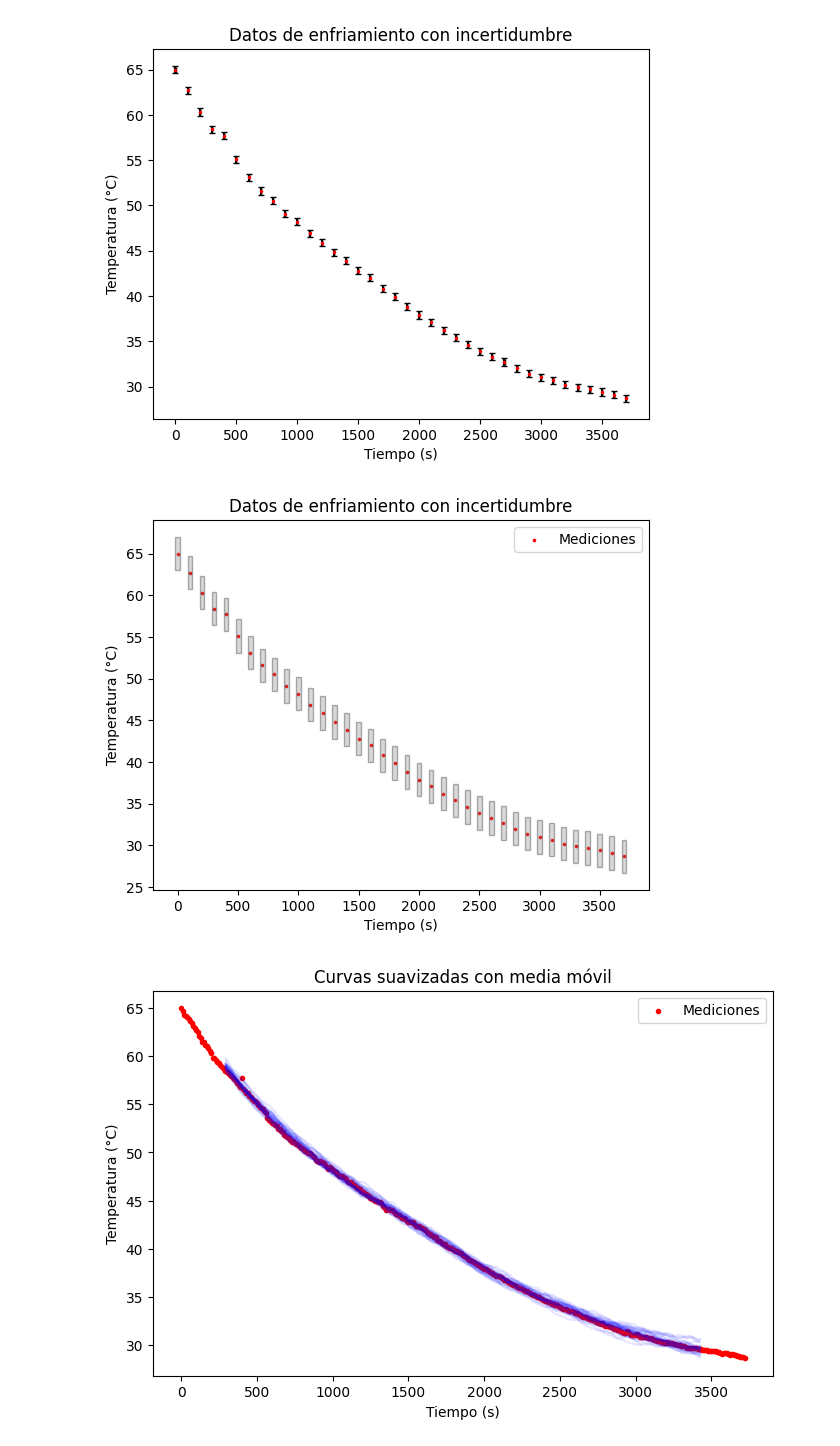
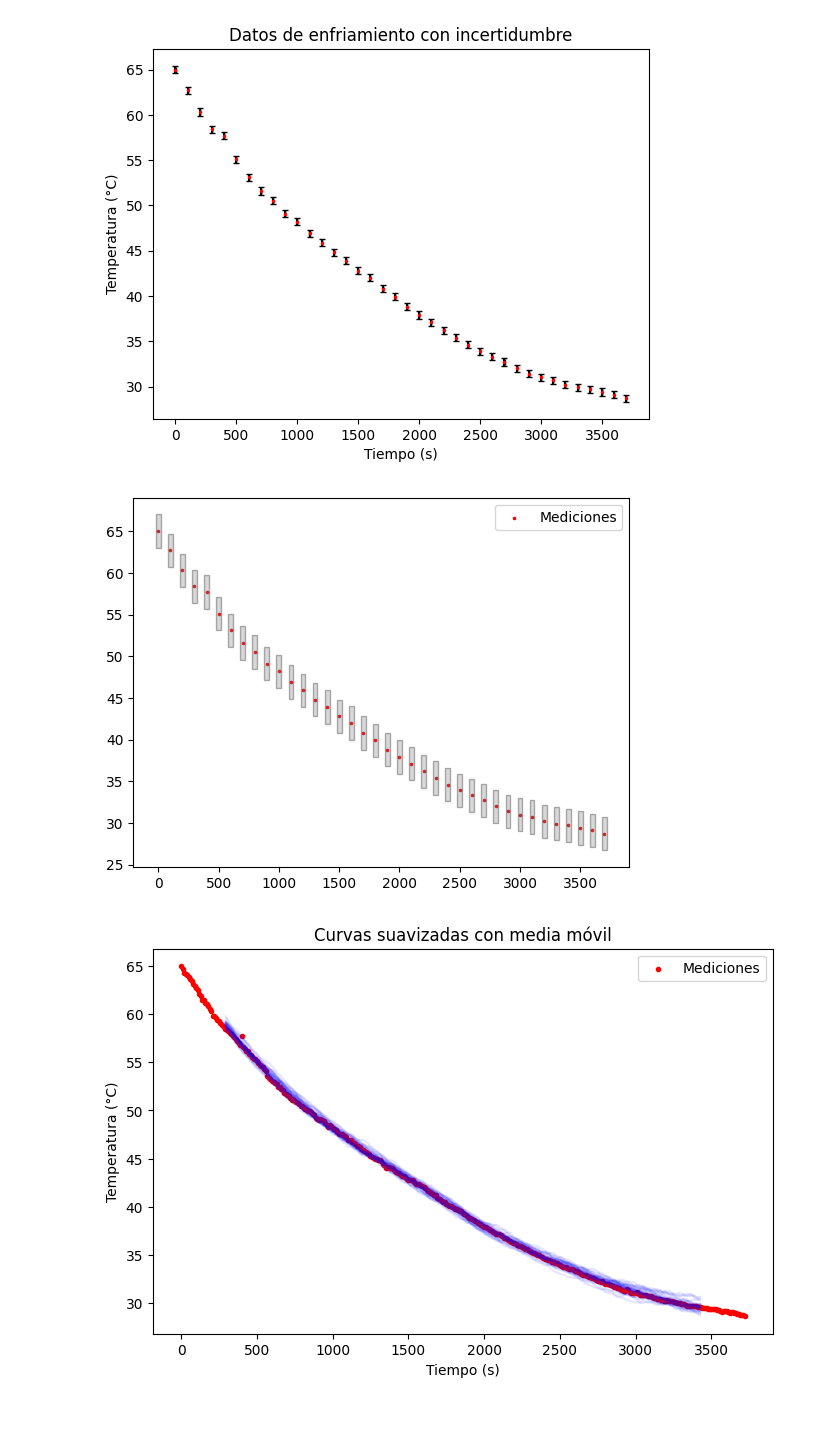
Before and after one commit to ferutr/fc-lab-fenomenos, a Jupyter notebook: notebooks-lab/1_enfriamiento-newton.ipynb, the cells around one changed output. Saved outputs shown, nothing was run; the diff lists cells and outputs as text; code cells hidden in the pictures; blank space fills up the shorter version.

```diff
--- a/notebooks-lab/1_enfriamiento-newton.ipynb
+++ b/notebooks-lab/1_enfriamiento-newton.ipynb
@@ -141,34 +169,22 @@ plt.show()
 # %% [output]
 [figure]
 # %%
-import numpy as np
-import matplotlib.pyplot as plt
-
-# Definir incertidumbres
 dt = 40  # Incertidumbre en tiempo (2 * 0.2 s)
 dT = 4  # Incertidumbre en temperatura (2 * (0.1 + 0.1) °C)
 
 # Extraer datos
 x = measurements['65'].Tiempo_s
 y = measurements['65'].Temperatura_C
 
-# Crear la figura
 fig, ax = plt.subplots()
-
-# Graficar puntos
 ax.scatter(x[::10], y[::10], color='red', marker='.', s=10, label="Mediciones")
 
-# Dibujar rectángulos de incertidumbre
 for xi, yi in zip(x[::10], y[::10]):
     rect = plt.Rectangle((xi - dt / 2, yi - dT / 2), dt, dT, edgecolor='black', facecolor='gray', alpha=0.3)
     ax.add_patch(rect)
 
-# Etiquetas y título
-plt.xlabel("Tiempo (s)")
-plt.ylabel("Temperatura (°C)")
-plt.title("Datos de enfriamiento con incertidumbre")
 plt.legend()
 plt.show()
 # %% [output]
-[figure, old version]
+[figure, new version]
 # %%
```
Also changed, not shown: parts of 48 cells of this notebook, 2 other files.
